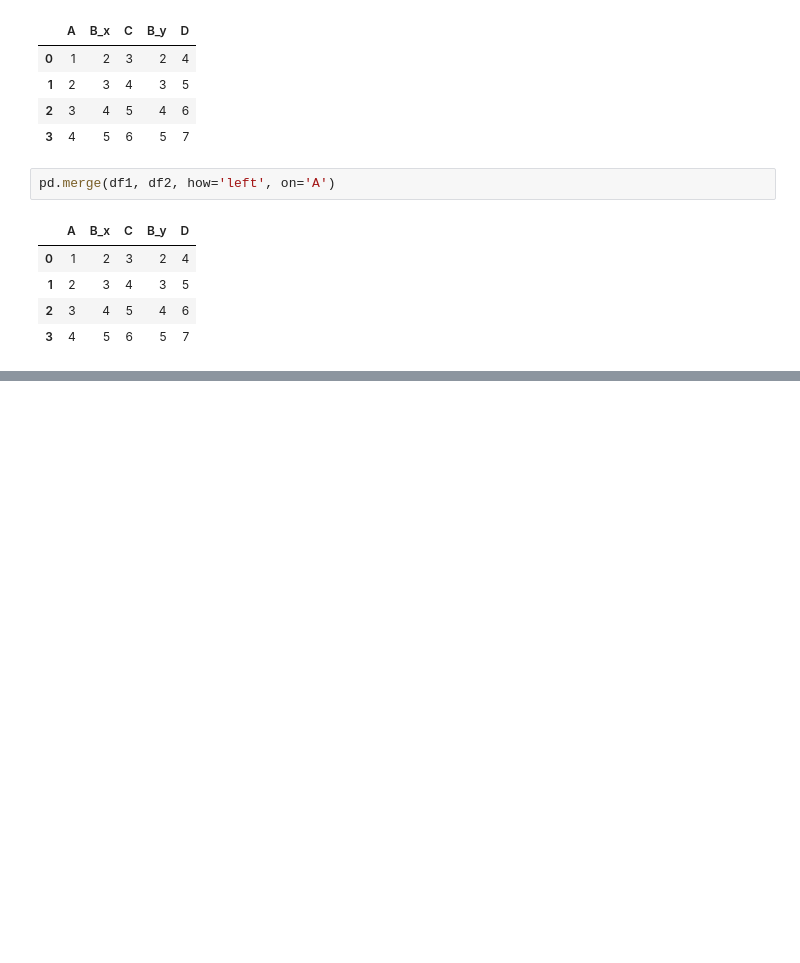
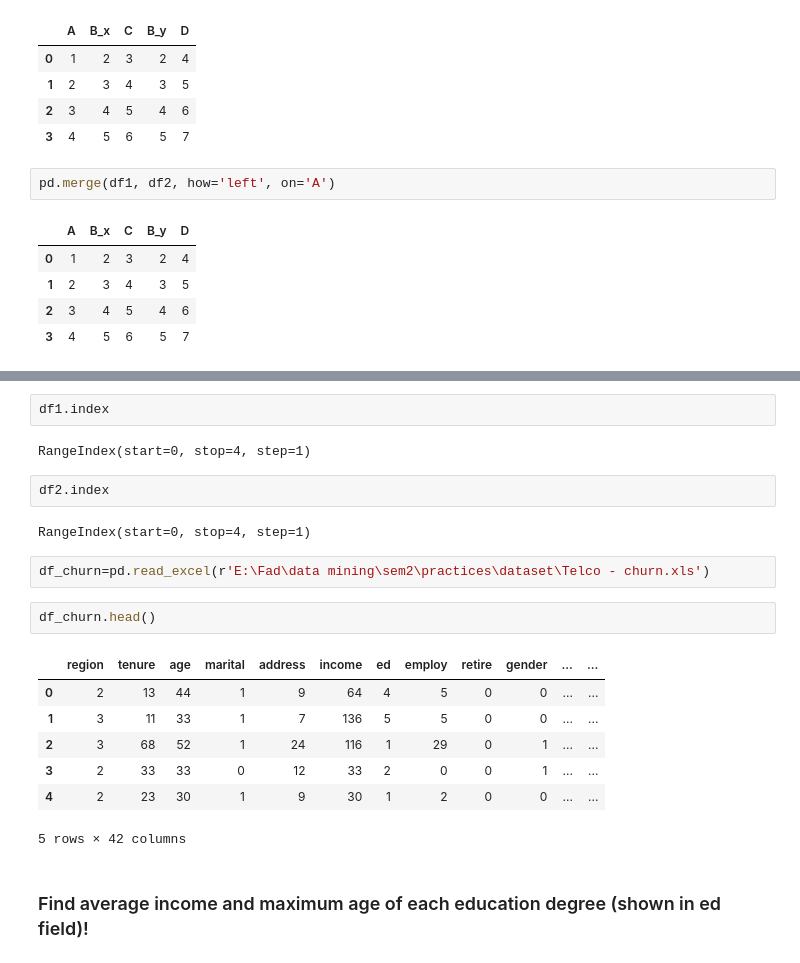
Before and after one commit to ErfanEbrahimiBazaz/python_basics_teachings, a Jupyter notebook: pandas_dataframe_manupulation.ipynb, the cells around one changed output, grey strips where cells are left out. Drawn from its saved outputs; the diff is of its cells as text; blank space fills up the shorter version.

```diff
--- a/pandas_dataframe_manupulation.ipynb
+++ b/pandas_dataframe_manupulation.ipynb
@@ -75,0 +96,22 @@ pd.merge(df1, df2, how='left', on='A')
+# %%
+df1.index
+# %% [output]
+RangeIndex(start=0, stop=4, step=1)
+# %%
+df2.index
+# %% [output]
+RangeIndex(start=0, stop=4, step=1)
+# %%
+df_churn=pd.read_excel(r'E:\Fad\data mining\sem2\practices\dataset\Telco - churn.xls')
+# %%
+df_churn.head()
+# %% [output]
+|  | region | tenure | age | marital | address | income | ed | employ | retire | gender | ... | ... |
+| 0 | 2 | 13 | 44 | 1 | 9 | 64 | 4 | 5 | 0 | 0 | ... | ... |
+| 1 | 3 | 11 | 33 | 1 | 7 | 136 | 5 | 5 | 0 | 0 | ... | ... |
+| 2 | 3 | 68 | 52 | 1 | 24 | 116 | 1 | 29 | 0 | 1 | ... | ... |
+| 3 | 2 | 33 | 33 | 0 | 12 | 33 | 2 | 0 | 0 | 1 | ... | ... |
+| 4 | 2 | 23 | 30 | 1 | 9 | 30 | 1 | 2 | 0 | 0 | ... | ... |
+5 rows × 42 columns
+# %% [markdown]
+### Find average income and maximum age of each education degree (shown in ed field)!
```
Also changed, not shown: parts of 17 cells of this notebook.
